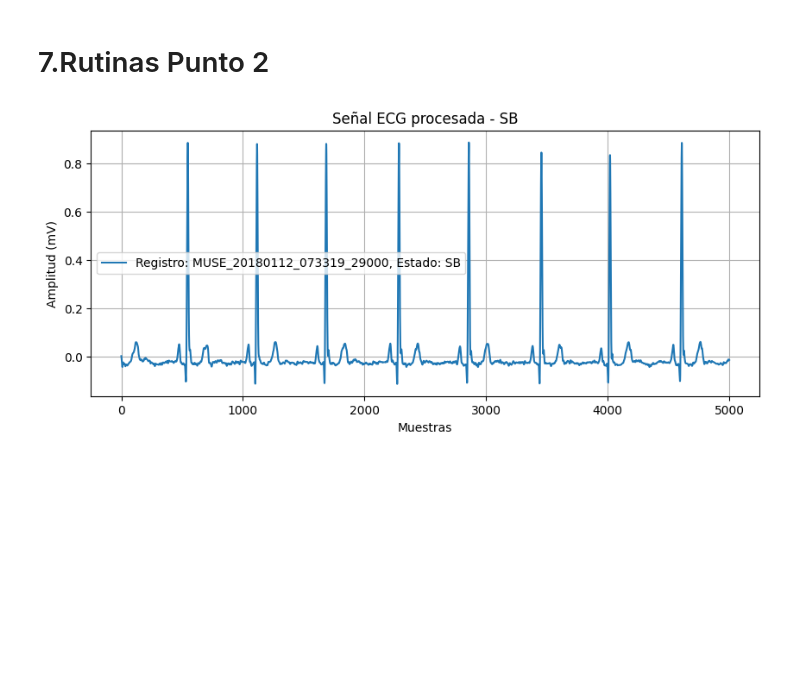
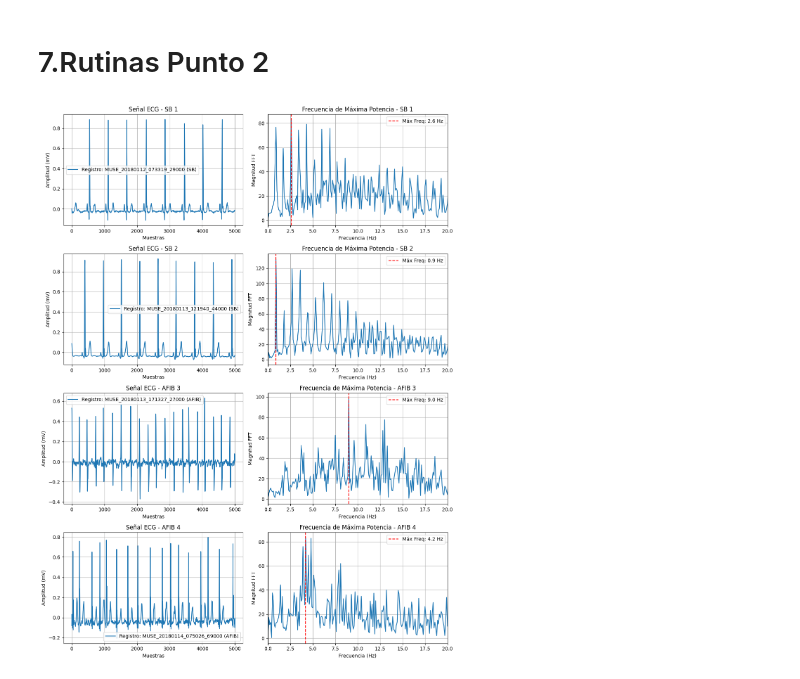
Before and after one commit to juandayo001/Biose-ales_20242, a Jupyter notebook: proyecto2biosenales.ipynb, the cells around one changed output. Drawn from its saved outputs; the diff is of its cells as text; code cells hidden in the pictures; blank space fills up the shorter version.

```diff
--- a/proyecto2biosenales.ipynb
+++ b/proyecto2biosenales.ipynb
@@ -375,51 +375,86 @@ Data_rutina
 # %% [markdown]
 # 7.Rutinas Punto 2
 # %%
+import matplotlib.pyplot as plt
+import numpy as np
+from scipy.signal import detrend
+
+# Función para aplicar detrend y compresión a una señal
 def process_signal(signal):
-    # Aplicar detrending a la señal (sin argumento 'n')
-    detrended_signal = detrend(signal, type='linear')  # Puedes cambiar 'linear' a 'constant' si prefieres
+    # Aplicar detrending a la señal
+    detrended_signal = detrend(signal, type='linear')
 
     # Calcular Xmin y Xmax para la compresión
     Xmin = np.min(detrended_signal)
     Xmax = np.max(detrended_signal)
 
-    # Aplicar compresión (asegúrate de que 'compression' esté definida)
+    # Aplicar compresión
     compressed_signal = compression(detrended_signal, Xmin, Xmax)
 
-    # Aplicar detrending de nuevo si es necesario (usa 'linear' o 'constant')
+    # Aplicar detrending de nuevo si es necesario
     detrended_signal2 = detrend(compressed_signal, type='linear')
 
     return detrended_signal2
+
+# Función para calcular la frecuencia de máxima potencia
+def calculate_max_pot(signal):
+    fMP_result = MAX_Pot(signal, grafico=False)
+    if 'Máxima frecuencia' in fMP_result:
+        return fMP_result['Máxima frecuencia']
+    else:
+        raise KeyError("La clave 'Máxima frecuencia' no existe en el resultado de MAX_Pot.")
+
+# Función para graficar señales y sus respectivas frecuencias de máxima potencia
+def plot_comparison(df_filtrado_seleccion):
+    num_records = len(df_filtrado_seleccion)
+    fig, axes = plt.subplots(num_records, 2, figsize=(12, 4 * num_records))
+
+    # Iterar por cada señal (2 SB y 2 AFIB)
+    for i, (index, row) in enumerate(df_filtrado_seleccion.iterrows()):
+        registro = row['Registro']
+        estado = row['Estado']
+
+        # Verificar si el registro está en ecg_dict
+        if registro in ecg_dict:
+            signal = ecg_dict[registro]  # Obtener la señal del diccionario
+
+            # Procesar la señal aplicando detrend y compresión
+            processed_signal = process_signal(signal)
+
+            # Graficar la señal procesada
+            axes[i, 0].plot(processed_signal, label=f'Registro: {registro} ({estado})')
+            axes[i, 0].set_title(f'Señal ECG - {estado} {i + 1}')
+            axes[i, 0].set_xlabel('Muestras')
+            axes[i, 0].set_ylabel('Amplitud (mV)')
+            axes[i, 0].legend()
+            axes[i, 0].grid(True)
+
+            # Calcular la frecuencia de máxima potencia
+            fMP = calculate_max_pot(processed_signal)
+
+            # Graficar la FFT y la frecuencia de máxima potencia
+            freqs = np.fft.fftfreq(len(processed_signal), 1/500)[:len(processed_signal)//2]
+            FT = np.abs(np.fft.fft(processed_signal))[:len(processed_signal)//2]
+            axes[i, 1].plot(freqs, FT)
+            axes[i, 1].axvline(fMP, color='r', linestyle='--', label=f'Máx Freq: {fMP} Hz')
+            axes[i, 1].set_xlim([0, 20])
+            axes[i, 1].set_title(f'Frecuencia de Máxima Potencia - {estado} {i + 1}')
+            axes[i, 1].set_xlabel('Frecuencia (Hz)')
+            axes[i, 1].set_ylabel('Magnitud FFT')
+            axes[i, 1].legend()
+            axes[i, 1].grid(True)
+
+    plt.tight_layout()
+    plt.show()
 
 # Filtrar el DataFrame por SB y AFIB, seleccionando 2 registros de cada uno
 df_SB = Data_rutina[Data_rutina['Estado'] == 'SB'].head(2)
 df_AFIB = Data_rutina[Data_rutina['Estado'] == 'AFIB'].head(2)
 
 # Concatenar ambos DataFrames filtrados
 df_filtrado_seleccion = pd.concat([df_SB, df_AFIB])
 
-# Procesar y graficar las señales seleccionadas
-for index, row in df_filtrado_seleccion.iterrows():
-    registro = row['Registro']
-    estado = row['Estado']
-
-    # Verificar si el registro está en ecg_dict
-    if registro in ecg_dict:
-        signal = ecg_dict[registro]
-
-        # Procesar la señal
-        processed_signal = process_signal(signal)
-
-        # Graficar la señal procesada
-        plt.figure(figsize=(10, 4))
-        plt.plot(processed_signal, label=f'Registro: {registro}, Estado: {estado}')
-        plt.title(f'Señal ECG procesada - {estado}')
-        plt.xlabel('Muestras')
-        plt.ylabel('Amplitud (mV)')
-        plt.legend()
-        plt.grid(True)
-        plt.show()
-    else:
-        print(f"El registro {registro} no se encontró en ecg_dict.")
+# Llamar a la función para graficar la comparación
+plot_comparison(df_filtrado_seleccion)
 # %% [output]
-[figure, old version]
+[figure, new version]
```
Also changed, not shown: parts of 1 cell of this notebook.
